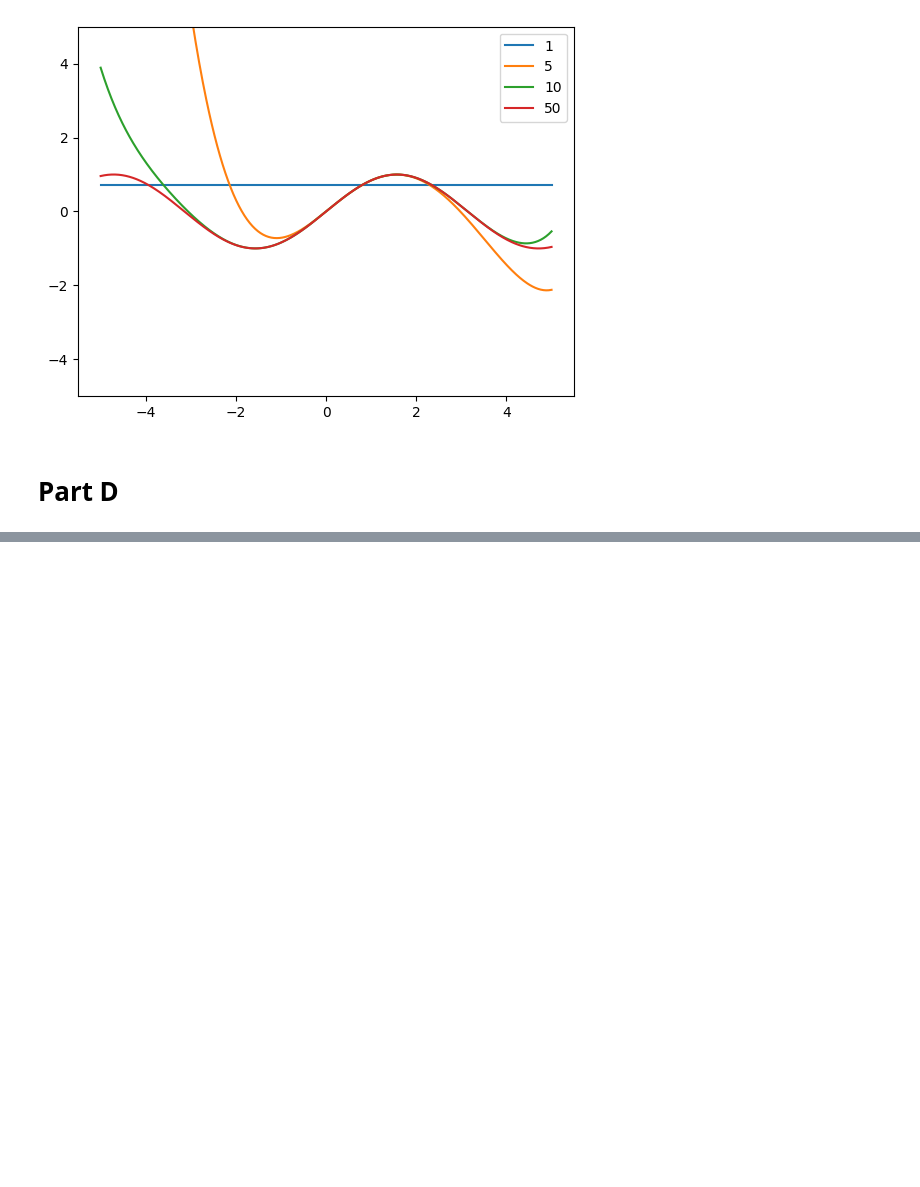
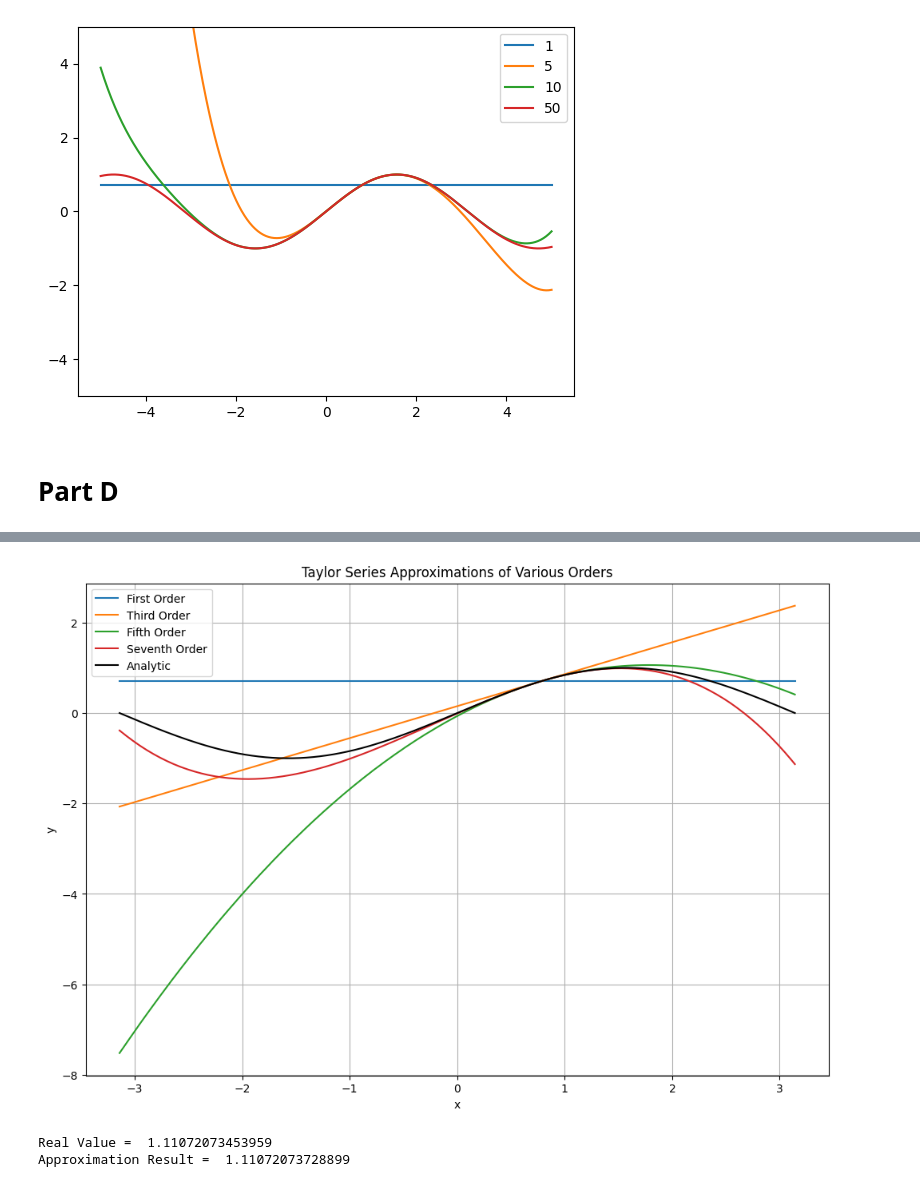
Before and after one commit to VinukaSilva/CM2607-CW, a Jupyter notebook: Question 3.ipynb, the cells around one changed output, grey strips where cells are left out. Drawn from its saved outputs; the diff is of its cells as text; code cells hidden in the pictures; blank space fills up the shorter version.

```diff
--- a/Question 3.ipynb
+++ b/Question 3.ipynb
@@ -129,0 +84,42 @@ Approximation Result =  1.11072073453959
+# %%
+# Defining the x variable and the function
+x_sym = sym.symbols('x')
+f_x = sym.sin(x_sym)
+
+# Defining the x value ranges
+x_vals = np.linspace(-np.pi, np.pi, 200)
+y = np.zeros(len(x_vals))
+
+labels = ['First Order', 'Third Order', 'Fifth Order', 'Seventh Order']
+plt.figure(figsize=(12, 8))
+
+# Plotting the approximations of the taylor series
+for i, label in zip(range(4), labels):
+    y = y + (f_x.diff(x_sym, i).subs(x_sym, sym.pi / 4)) / (sym.factorial(i)) * (x_vals - sym.pi / 4) ** i
+    plt.plot(x_vals, y, label=label)
+
+plt.plot(x_vals, np.sin(x_vals), 'k', label='Analytic')
+plt.grid()
+plt.title('Taylor Series Approximations of Various Orders')
+plt.xlabel('x')
+plt.ylabel('y')
+plt.legend()
+plt.show()
+
+x = np.pi/4
+y = 0
+
+# Calculating the numeric value
+for n in range(5):
+    y = y + (np.pi/2) * ((-1)**n * (x)**(2*n+1)) / sym.factorial(2*n+1)
+
+# Calculating the real value of the given approximation
+real_value = sym.pi/2 * sym.sin(sym.pi/4)
+
+# Print the result
+print("Real Value = ", real_value.evalf())
+print("Approximation Result = ", y)
+# %% [output]
+[figure, added]
+Real Value =  1.11072073453959
+Approximation Result =  1.11072073728899
```
Also changed, not shown: parts of 1 cell of this notebook.
